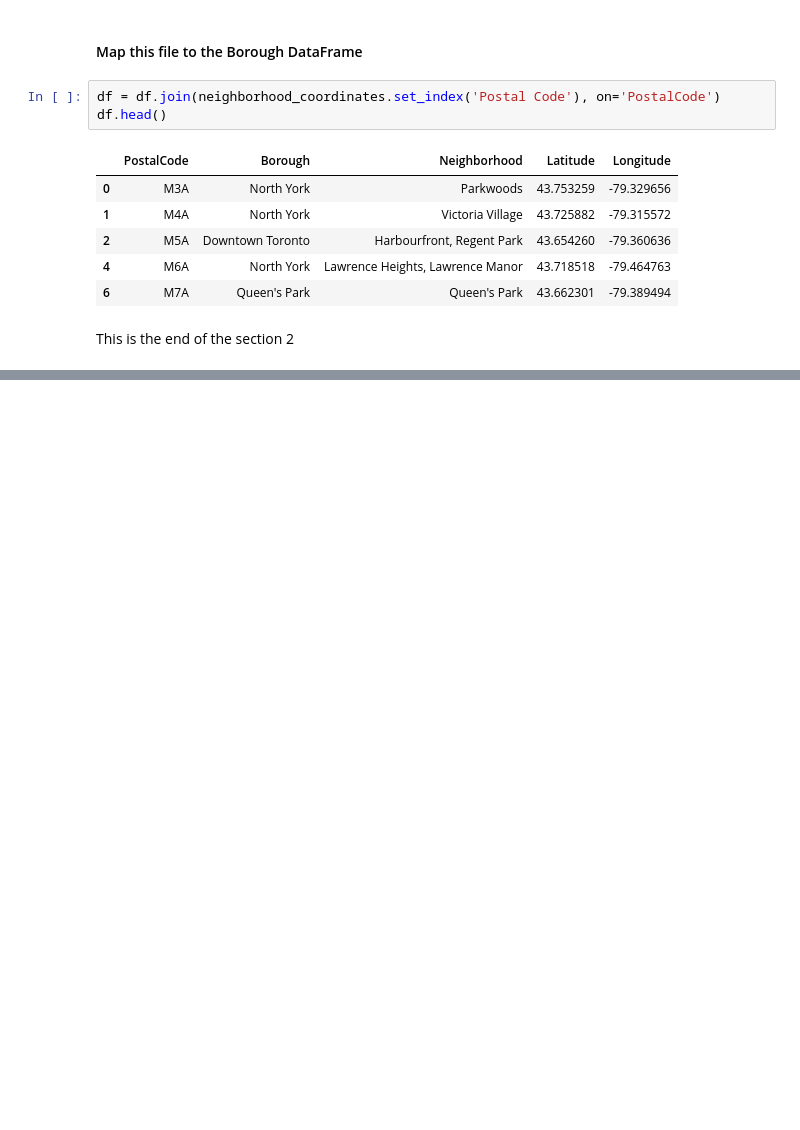
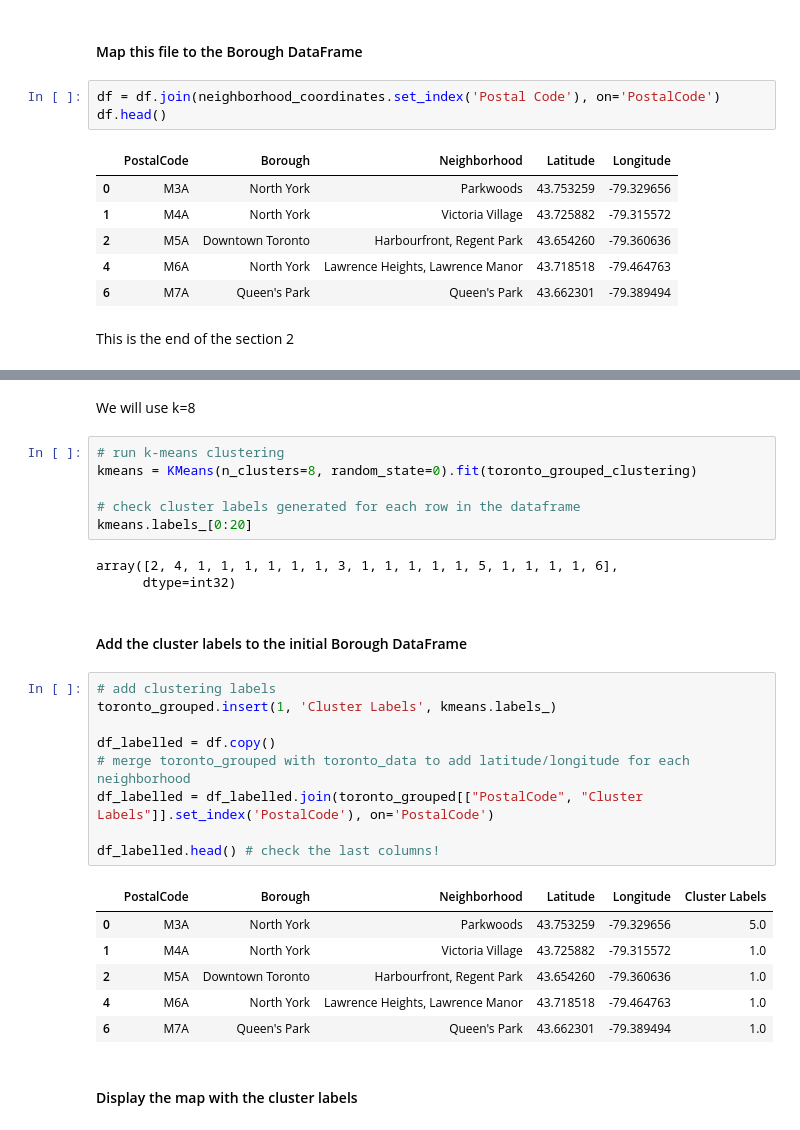
Before and after one commit to Aurelrobert/Coursera_Capstone, a Jupyter notebook: Segmenting Neighborhoods in Toronto.ipynb, the cells around one changed output, grey strips where cells are left out. Saved outputs shown, nothing was run; the diff lists cells and outputs as text; blank space fills up the shorter version.

```diff
--- a/Segmenting Neighborhoods in Toronto.ipynb
+++ b/Segmenting Neighborhoods in Toronto.ipynb
@@ -173,0 +358,31 @@ This is the end of the section 2
+# %% [markdown]
+We will use k=8
+# %%
+# run k-means clustering
+kmeans = KMeans(n_clusters=8, random_state=0).fit(toronto_grouped_clustering)
+
+# check cluster labels generated for each row in the dataframe
+kmeans.labels_[0:20]
+# %% [output]
+array([2, 4, 1, 1, 1, 1, 1, 1, 3, 1, 1, 1, 1, 1, 5, 1, 1, 1, 1, 6],
+      dtype=int32)
+# %% [markdown]
+#### Add the cluster labels to the initial Borough DataFrame
+# %%
+# add clustering labels
+toronto_grouped.insert(1, 'Cluster Labels', kmeans.labels_)
+
+df_labelled = df.copy()
+# merge toronto_grouped with toronto_data to add latitude/longitude for each neighborhood
+df_labelled = df_labelled.join(toronto_grouped[["PostalCode", "Cluster Labels"]].set_index('PostalCode'), on='PostalCode')
+
+df_labelled.head() # check the last columns!
+# %% [output]
+|  | PostalCode | Borough | Neighborhood | Latitude | Longitude | Cluster Labels |
+| 0 | M3A | North York | Parkwoods | 43.753259 | -79.329656 | 5.0 |
+| 1 | M4A | North York | Victoria Village | 43.725882 | -79.315572 | 1.0 |
+| 2 | M5A | Downtown Toronto | Harbourfront, Regent Park | 43.654260 | -79.360636 | 1.0 |
+| 4 | M6A | North York | Lawrence Heights, Lawrence Manor | 43.718518 | -79.464763 | 1.0 |
+| 6 | M7A | Queen's Park | Queen's Park | 43.662301 | -79.389494 | 1.0 |
+# %% [markdown]
+#### Display the map with the cluster labels
```
Also changed, not shown: parts of 19 cells of this notebook.
